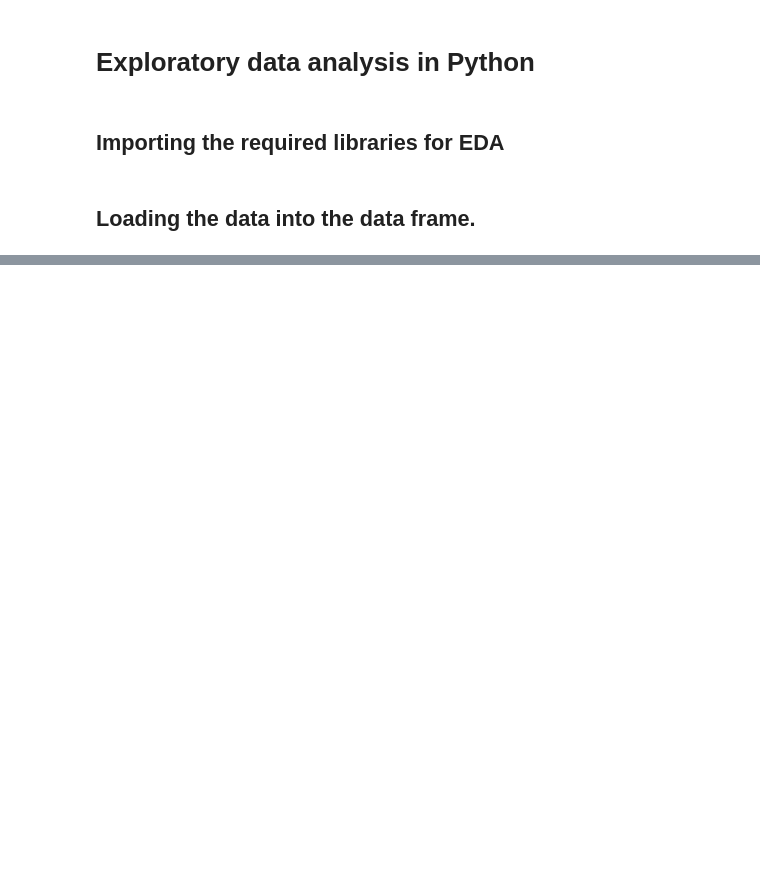
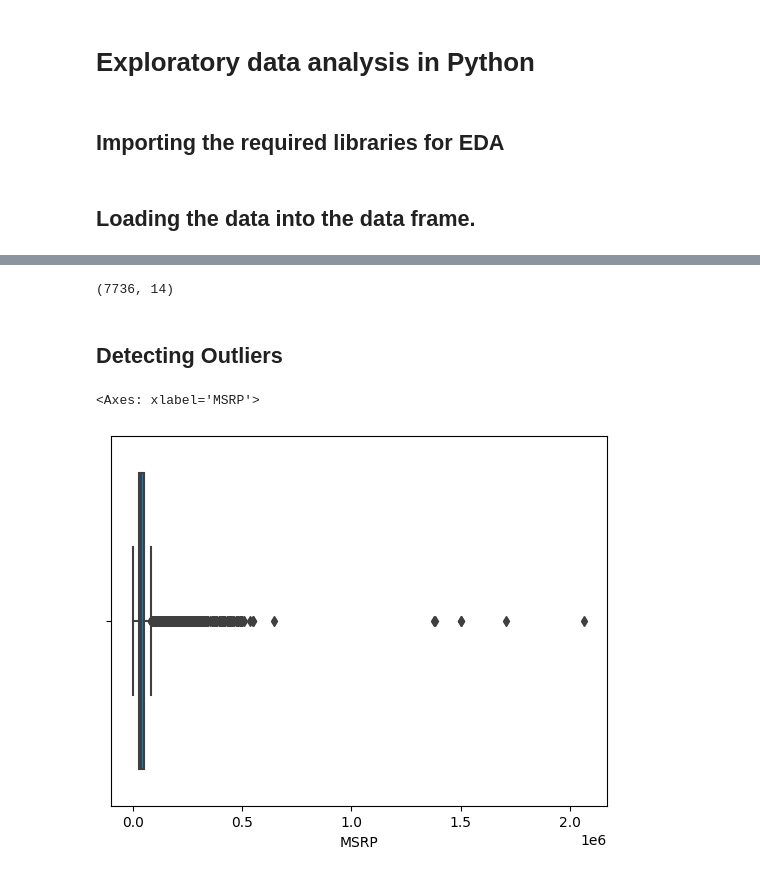
Before and after one commit to beniamine3155/Exploratory_Data_Analysis, a Jupyter notebook: eda.ipynb, the cells around one changed output, grey strips where cells are left out. Cells and saved outputs as stored; diff of their text form; code cells hidden in the pictures; blank space fills up the shorter version.

```diff
--- a/eda.ipynb
+++ b/eda.ipynb
@@ -29,0 +74,2 @@ df
+# %%
+df = df.drop(columns=['Engine Fuel Type', 'Number of Doors'])
@@ -29,0 +87,2 @@ df
+# %%
+df = df.rename(columns={"Engine HP": "HP", "Engine Cylinders": "Cylinders"})
@@ -29,0 +127,3 @@ df
+# %%
+df = df.drop_duplicates()
+df.head(5)
@@ -29,0 +179,2 @@ df
+# %%
+df = df.dropna()  # Dropping the missing values
@@ -29,0 +199,11 @@ df
+# %%
+df.shape
+# %% [output]
+(7736, 14)
+# %% [markdown]
+## Detecting Outliers
+# %%
+sns.boxplot(x=df['MSRP'])
+# %% [output]
+<Axes: xlabel='MSRP'>
+[figure, added]
```
Also changed, not shown: parts of 26 cells of this notebook, 2 other files.
